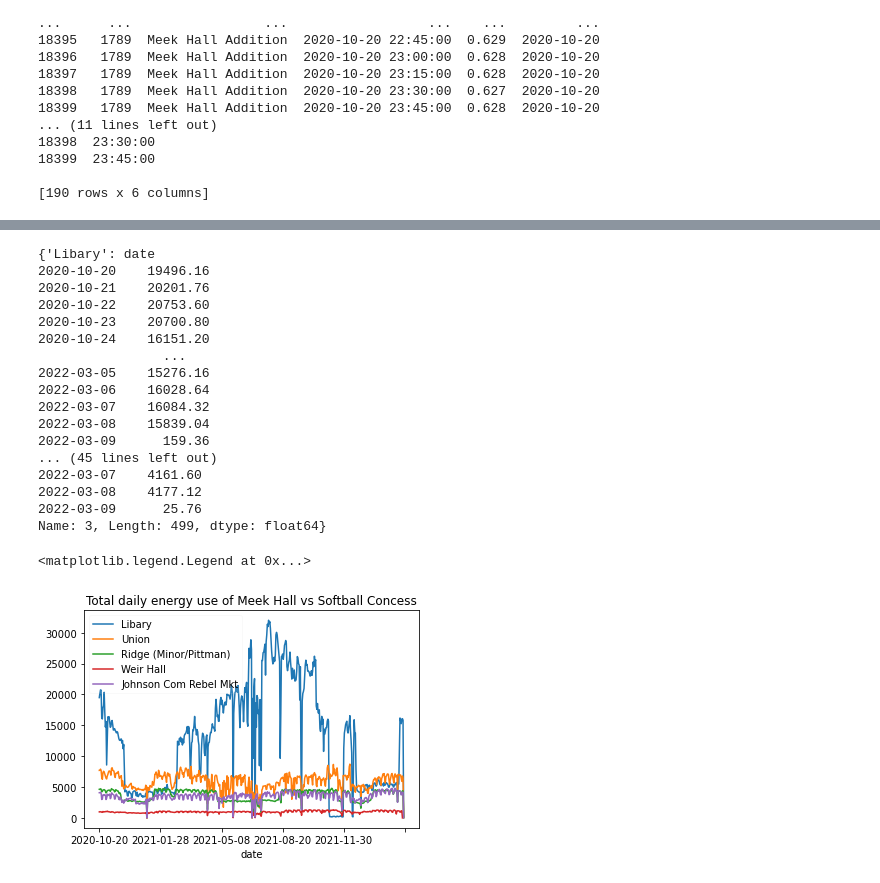
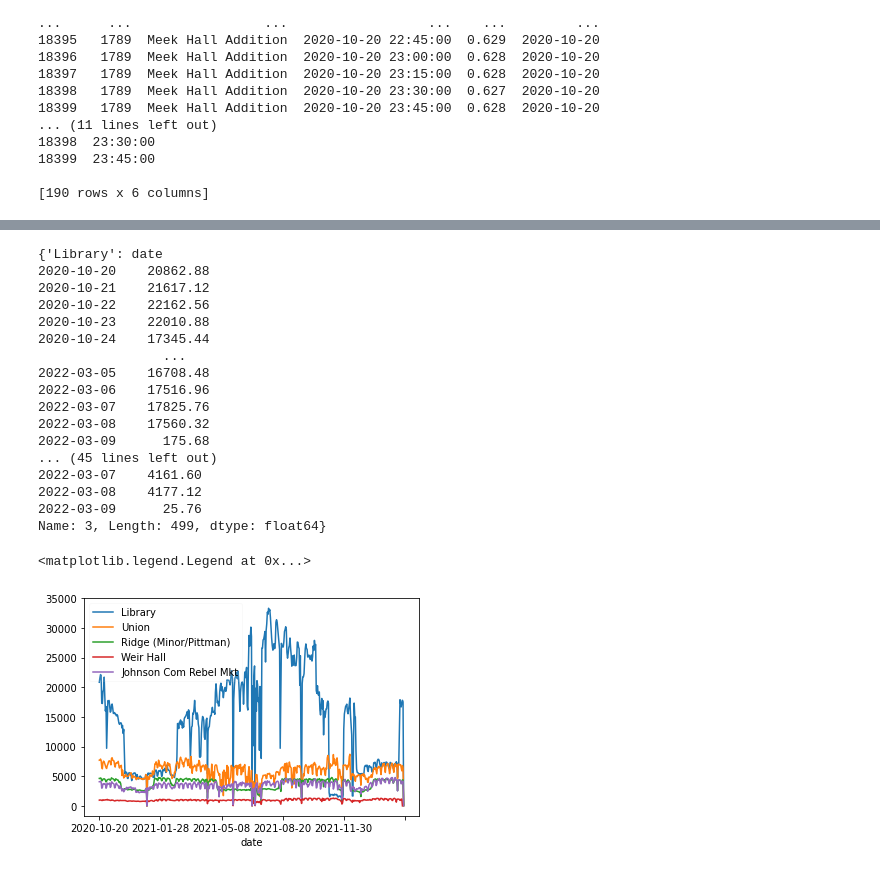
Before and after one commit to Derherpderderp/Csci343Project3, a Jupyter notebook: Csci343Project3hhgarret.ipynb, the cells around one changed output, grey strips where cells are left out. Drawn from its saved outputs; the diff is of its cells as text; code cells hidden in the pictures.

```diff
--- a/Csci343Project3hhgarret.ipynb
+++ b/Csci343Project3hhgarret.ipynb
@@ -254,41 +256,41 @@ Name: 3, Length: 499, dtype: float64
 # %%
 fig, ax = plt.subplots()
-#'Library' + 'Libary Addition' + Library Annex', 'Union', 'Papa Johns' + 'Ridge (Minor/Pittman)', 'Weir Hall', 'Johnson Com Rebel Mkt'
+#'Library' + 'Library Addition' + Library Annex', 'Union', 'Papa Johns' + 'Ridge (Minor/Pittman)', 'Weir Hall', 'Johnson Com Rebel Mkt'
 # allowedbuilds = ['Library', 'Union', 'Ridge (Minor/Pittman)', 'Weir Hall', 'Johnson Com Rebel Mkt']
-allowedbuilds = [['Libary', 'Library Addition', 'Library Annex'], ['Union'], ['Ridge (Minor/Pittman)', 'Papa Johns'], ['Weir Hall'], ['Johnson Com Rebel Mkt']]
+allowedbuilds = [['Library', 'Library Addition', 'Library Annex'], ['Union'], ['Ridge (Minor/Pittman)', 'Papa Johns'], ['Weir Hall'], ['Johnson Com Rebel Mkt']]
 
 sums = {}
 for building in allowedbuilds:
 #     for buildings in building:
 #         singsum = merged.loc[(merged[1] == buildings)].groupby('date')[3].sum()
     singsum = merged.loc[(merged[1].isin(building))].groupby('date')[3].sum()
     sums.update({building[0] : singsum})
 # singsum = merged.groupby('date')[3].sum()
 print(sums)
 # for key, grp in merged.loc[(merged[1].isin(allowedbuilds))].groupby([1]):
 #     ax = grp.plot(ax=ax, kind = 'line', x = 'date', y = 3, label = key)
 #     print(grp)
 for key in sums:
-    buildingPlot = sums[key].plot(ax=ax, kind = 'line', x = 'date', y = 3, label = key, title = "Total daily energy use of Meek Hall vs Softball Concess")
+    buildingPlot = sums[key].plot(ax=ax, kind = 'line', x = 'date', y = 3, label = key)
 buildingPlot.legend(loc='upper left', fancybox = True, framealpha = 0.1)
 # %% [output]
-{'Libary': date
-2020-10-20    19496.16
-2020-10-21    20201.76
-2020-10-22    20753.60
-2020-10-23    20700.80
-2020-10-24    16151.20
+{'Library': date
+2020-10-20    20862.88
+2020-10-21    21617.12
+2020-10-22    22162.56
+2020-10-23    22010.88
+2020-10-24    17345.44
                 ...
-2022-03-05    15276.16
-2022-03-06    16028.64
-2022-03-07    16084.32
-2022-03-08    15839.04
-2022-03-09      159.36
+2022-03-05    16708.48
+2022-03-06    17516.96
+2022-03-07    17825.76
+2022-03-08    17560.32
+2022-03-09      175.68
 ... (45 lines left out)
 2022-03-07    4161.60
 2022-03-08    4177.12
 2022-03-09      25.76
 Name: 3, Length: 499, dtype: float64}
 <matplotlib.legend.Legend at 0x...>
-[figure, old version]
+[figure, new version]
 # %%
```
Also changed, not shown: parts of 7 cells of this notebook.
